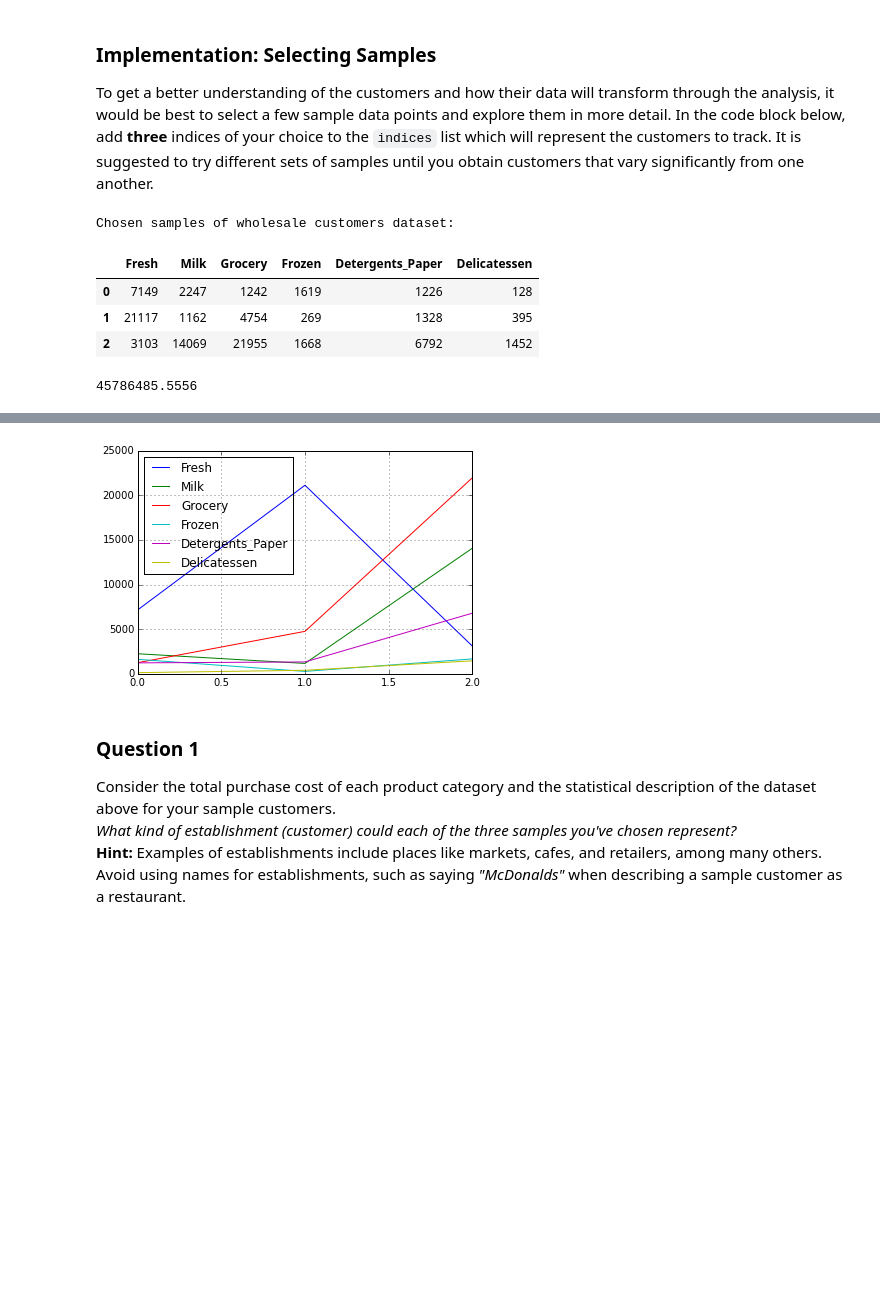
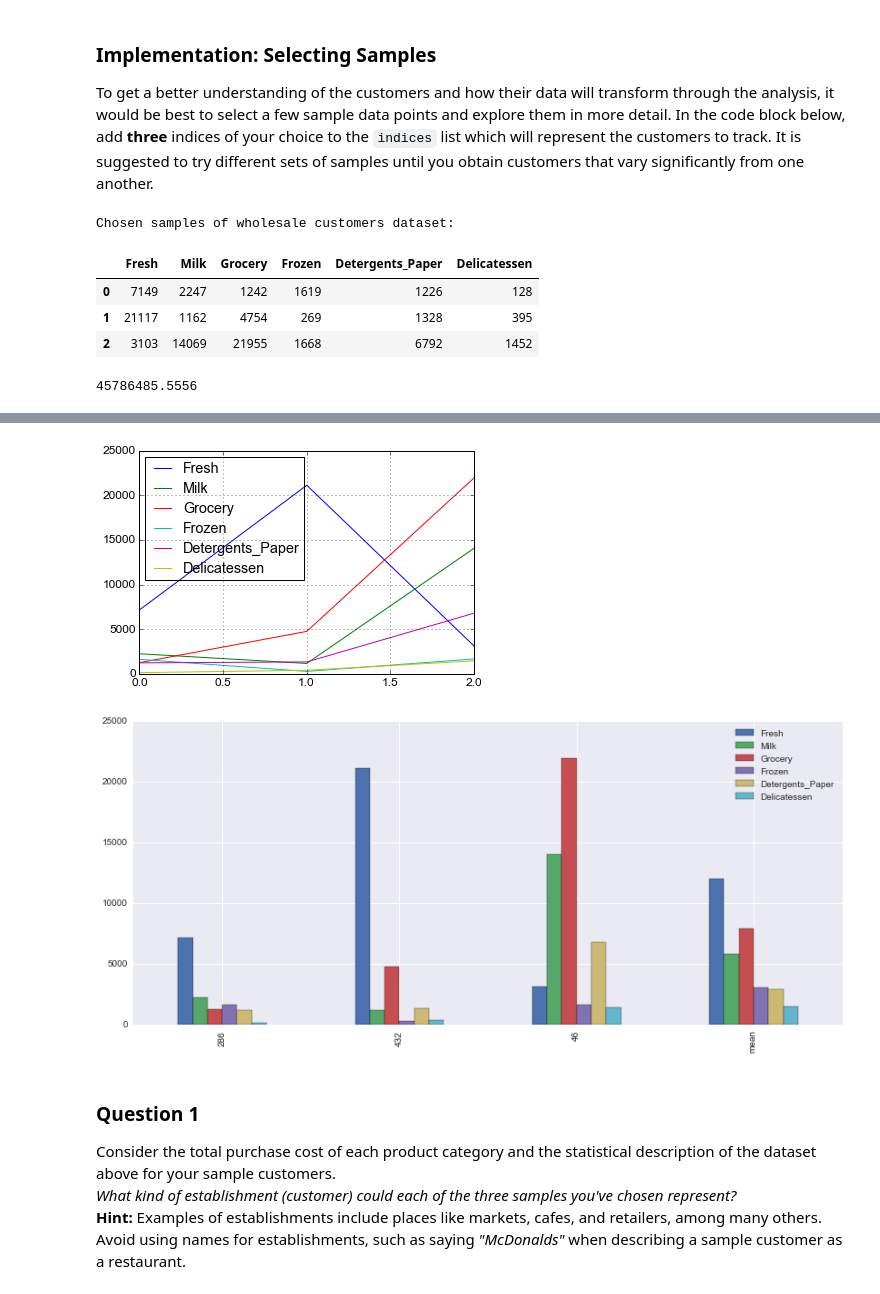
Before and after one commit to derasor/ML_3_Unsupervised_Learning, a Jupyter notebook: customer_segments.ipynb, the cells around one changed output, grey strips where cells are left out. Saved outputs shown, nothing was run; the diff lists cells and outputs as text; code cells hidden in the pictures; blank space fills up the shorter version.

```diff
--- a/customer_segments.ipynb
+++ b/customer_segments.ipynb
@@ -77,6 +77,14 @@ display(samples)
 samples.plot()
 #print samples.var() mean
 print samples.var().mean()
+
+'''
+Let's compare different categories based on statistical descriptions of the data
+'''
+import seaborn as sns
+samples_bar = samples.append(data.describe().loc['mean'])
+samples_bar.index = indices + ['mean']
+_ = samples_bar.plot(kind='bar', figsize=(14,6))
 # %% [output]
 Chosen samples of wholesale customers dataset:
 |  | Fresh | Milk | Grocery | Frozen | Detergents_Paper | Delicatessen |
@@ -87,4 +96,5 @@ Chosen samples of wholesale customers dataset:
-[figure, old version]
+[figure, new version]
+[figure, added]
 # %% [markdown]
 ### Question 1
 Consider the total purchase cost of each product category and the statistical description of the dataset above for your sample customers.
```
Also changed, not shown: parts of 14 cells of this notebook, 1 other file.
